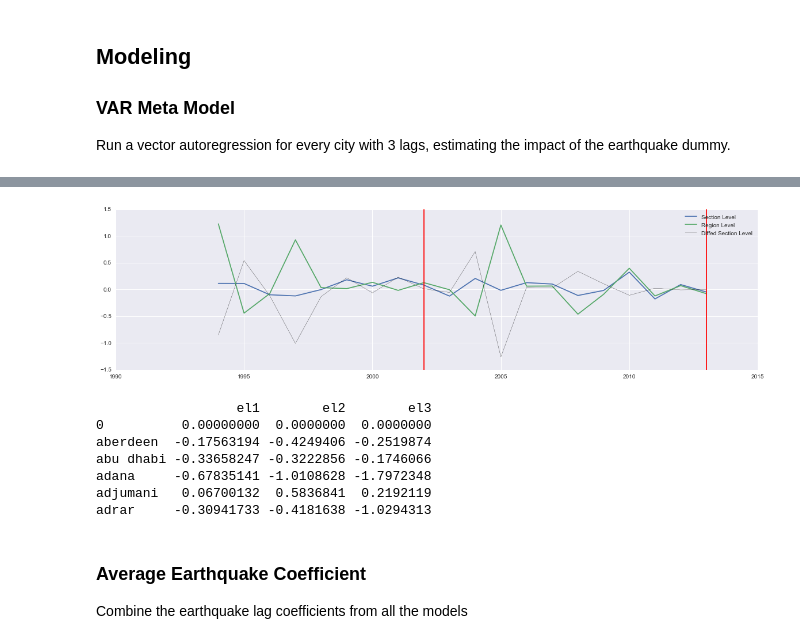
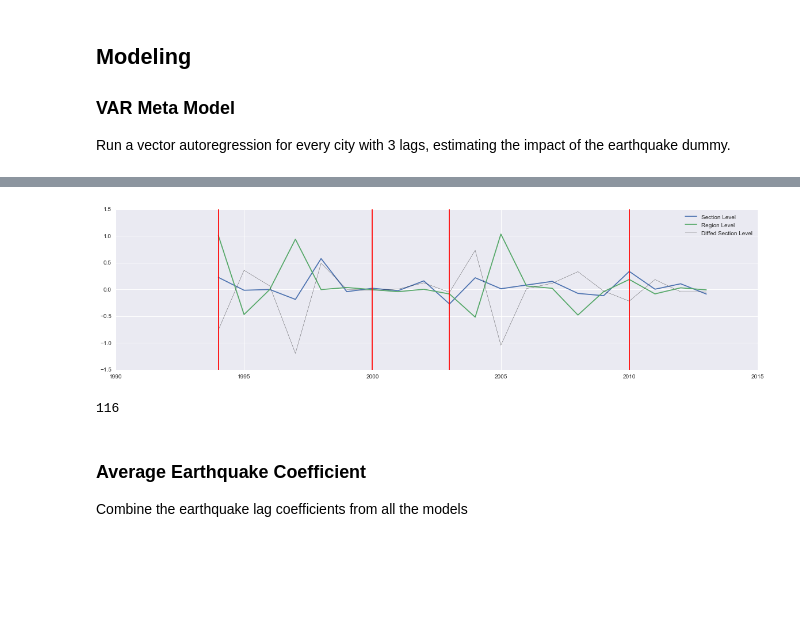
Before and after one commit to feliuserra/Luminosity, a Jupyter notebook: notebooks/model-vector_autoregression_region_diffed.ipynb, the cells around one changed output, grey strips where cells are left out. Saved outputs shown, nothing was run; the diff lists cells and outputs as text; code cells hidden in the pictures; blank space fills up the shorter version.

```diff
--- a/notebooks/model-vector_autoregression_region_diffed.ipynb
+++ b/notebooks/model-vector_autoregression_region_diffed.ipynb
@@ -64,18 +39,22 @@ Attaching package: ‘dplyr’
 # %%
-df = panel.sel(city='bushehr').to_dataframe()
+df = panel.sel(city='california').to_dataframe()
 plt.figure(figsize=(20,5))
 plt.plot(df.sum_lum.pct_change(), label='Section Level')
 plt.plot(df.region_sum_lum.pct_change(), label='Region Level')
 plt.plot(df.sum_lum.pct_change() - df.country_sum_lum.pct_change(), label='Diffed Section Level', c='black', lw=.3)
 for i, row in df[df['earthquake_dummy'] == True].iterrows():
     plt.axvline(x=row.name, c='r')
 
 plt.legend()
 plt.show()
 # %% [output]
-[figure, old version]
+[figure, new version]
 # %%
 r_panel = panel_df.reset_index().dropna(axis=0)
+# %%
+(r_panel.groupby('city').sum()['earthquake_dummy'] > 0).sum()
+# %% [output]
+116
 # %%
 %%R -i r_panel -o results
 cities <- unique(r_panel$city)
@@ -98,14 +77,6 @@ for (city in cities){
 }
 rownames(results) <- results$city
 results <- results[c('el1','el2','el3')]
-# %% [output]
-                  el1        el2        el3
-0          0.00000000  0.0000000  0.0000000
-aberdeen  -0.17563194 -0.4249406 -0.2519874
-abu dhabi -0.33658247 -0.3222856 -0.1746066
-adana     -0.67835141 -1.0108628 -1.7972348
-adjumani   0.06700132  0.5836841  0.2192119
-adrar     -0.30941733 -0.4181638 -1.0294313
 # %%
 filtered_results = results.dropna(axis=0)
 # %% [markdown]
```
Also changed, not shown: parts of 2 cells of this notebook, 2 other files.
